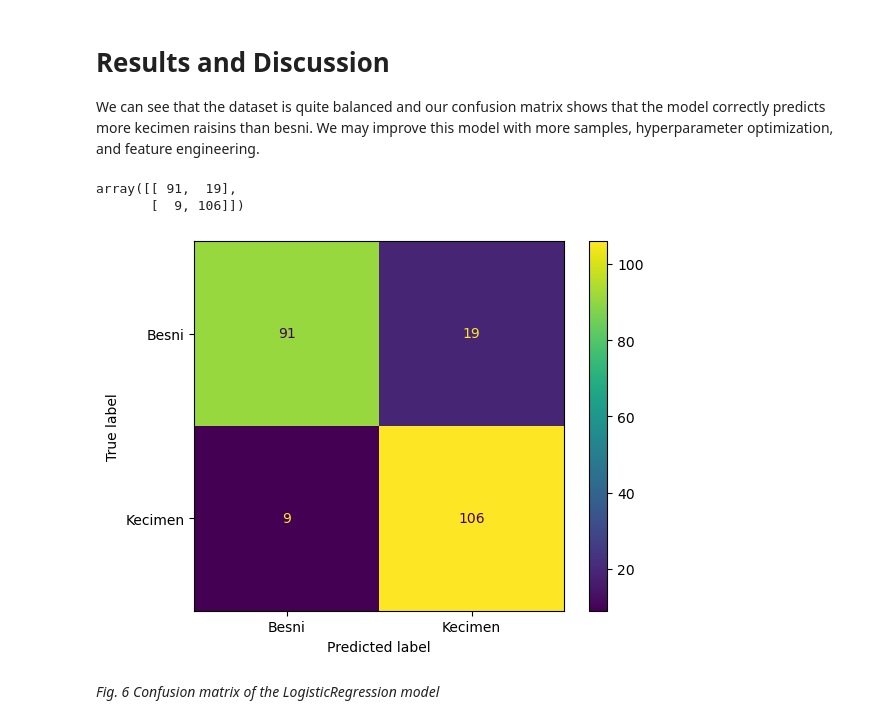
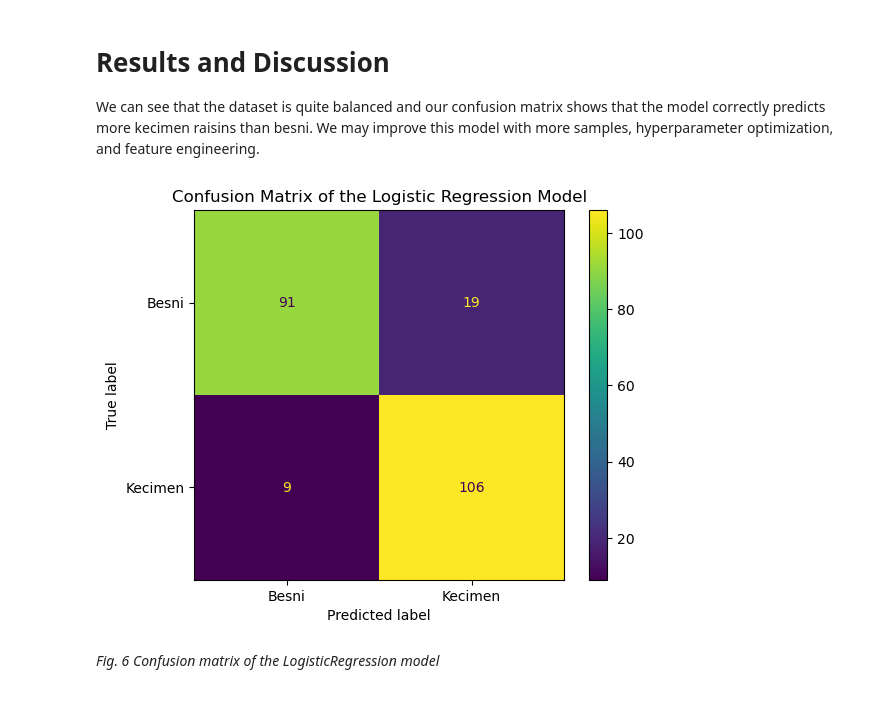
Before and after one commit to ybaher/raisin_classification, a Jupyter notebook: analysis/raisin_classification_analysis.ipynb, the cells around one changed output. Saved outputs shown, nothing was run; the diff lists cells and outputs as text; code cells hidden in the pictures.

Commit message:
commented out code, added title for figure 6

```diff
--- a/analysis/raisin_classification_analysis.ipynb
+++ b/analysis/raisin_classification_analysis.ipynb
@@ -339,12 +339,13 @@ accuracy
 We can see that the dataset is quite balanced and our confusion matrix shows that the model correctly predicts more kecimen raisins than besni. We may improve this model with more samples, hyperparameter optimization, and feature engineering.
 # %%
 from sklearn.metrics import ConfusionMatrixDisplay
-confusion_matrix_data = ConfusionMatrixDisplay.from_estimator(clf, X_test, y_test).confusion_matrix
-confusion_matrix_data
+import matplotlib.pyplot as plt
+
+cm_display = ConfusionMatrixDisplay.from_estimator(clf, X_test, y_test)
+plt.title("Confusion Matrix of the Logistic Regression Model")
+plt.show()
 # %% [output]
-array([[ 91,  19],
-       [  9, 106]])
-[figure, old version]
+[figure, new version]
 # %% [markdown]
 *Fig. 6 Confusion matrix of the LogisticRegression model*
 # %%
```
Also changed, not shown: parts of 1 cell of this notebook.
